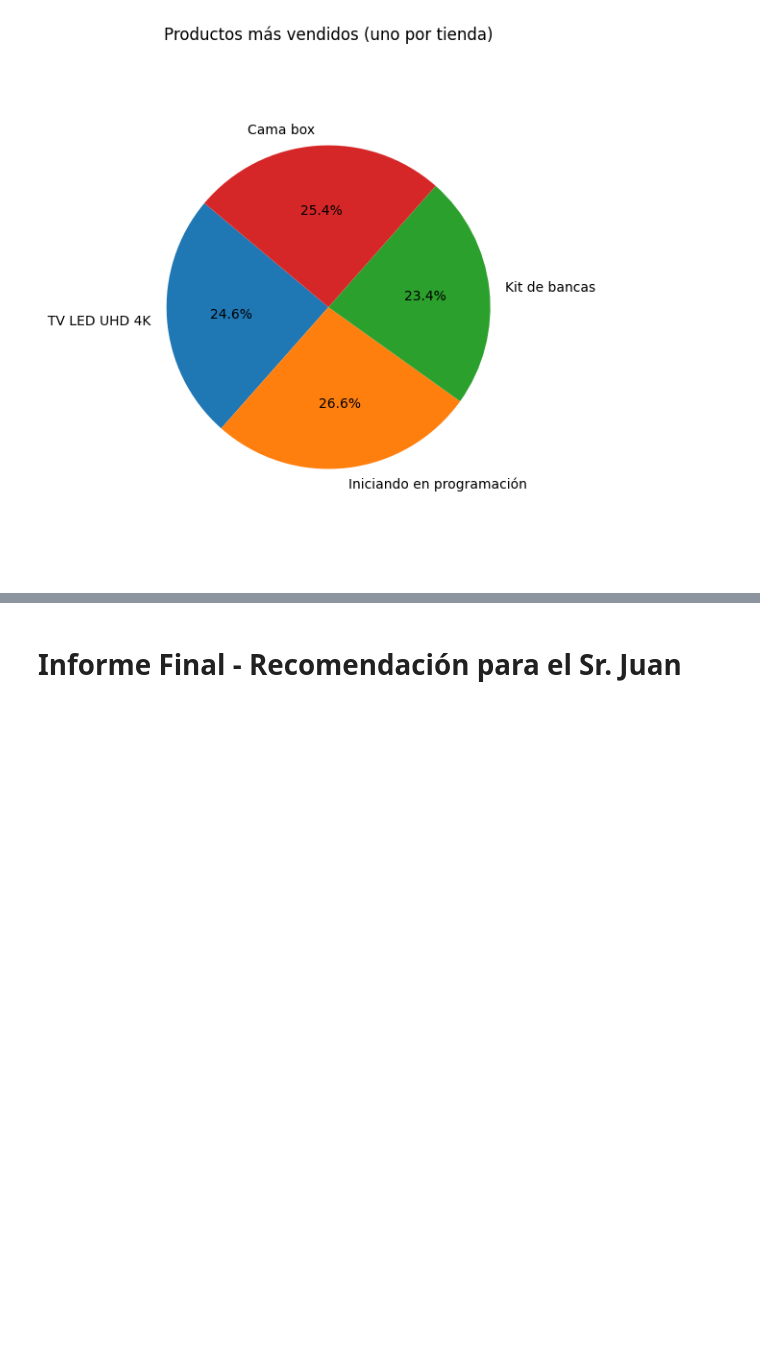
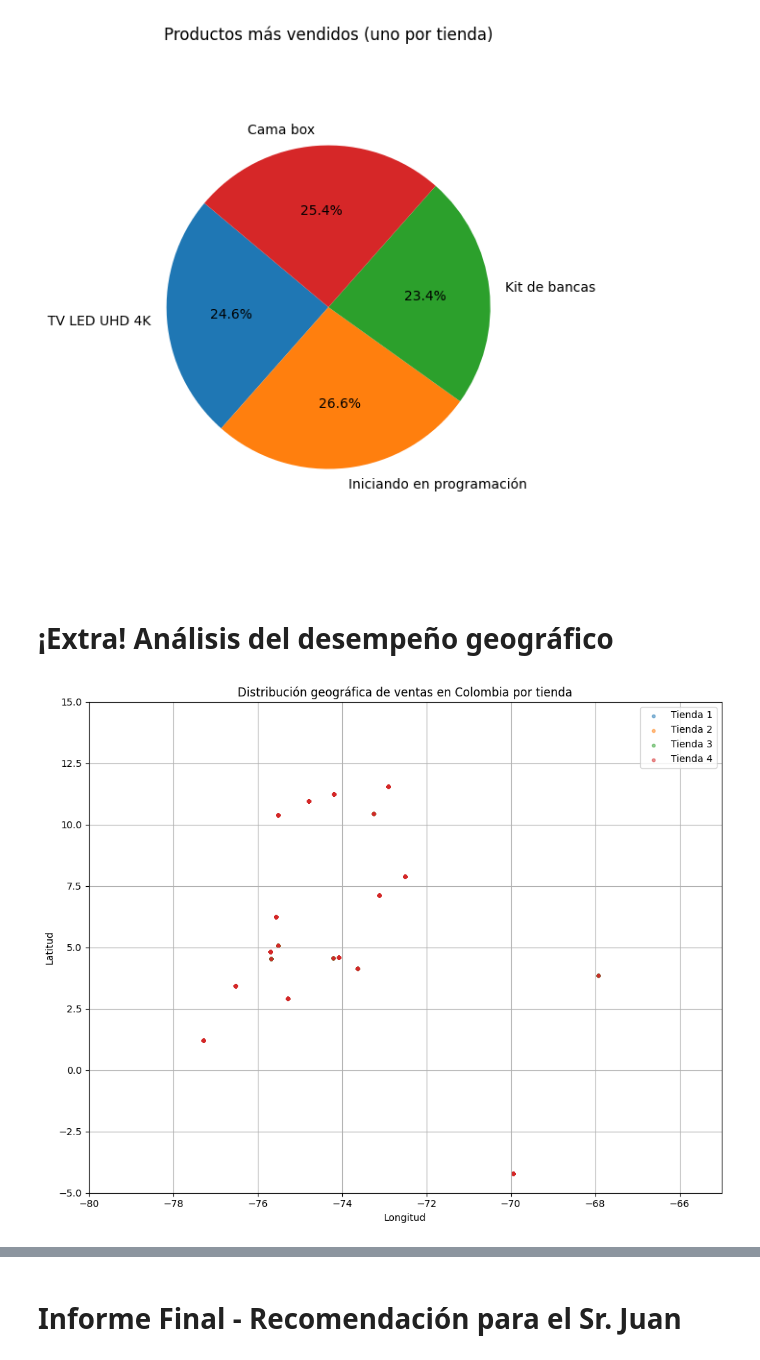
Before and after one commit to JuanMSarmientoU/Challenge-ONE-Data-Science-Python, a Jupyter notebook: AluraStoreLatam.ipynb, the cells around one changed output, grey strips where cells are left out. Saved outputs shown, nothing was run; the diff lists cells and outputs as text; code cells hidden in the pictures; blank space fills up the shorter version.

```diff
--- a/AluraStoreLatam.ipynb
+++ b/AluraStoreLatam.ipynb
@@ -332,3 +332,45 @@ plt.tight_layout()
 plt.show()
 # %% [output]
 [figure]
+# %% [markdown]
+# **¡Extra! Análisis del desempeño geográfico**
+# %%
+plt.figure(figsize=(10, 8))
+
+for tienda in df['Tienda'].unique():
+    subset = df[df['Tienda'] == tienda]
+    plt.scatter(subset['lon'], subset['lat'], label=tienda, alpha=0.5, s=10)
+
+plt.title('Distribución geográfica de ventas en Colombia por tienda')
+plt.xlabel('Longitud')
+plt.ylabel('Latitud')
+plt.xlim(-80, -65)   # Coordenadas aproximadas de Colombia
+plt.ylim(-5, 15)
+plt.grid(True)
+plt.legend()
+plt.tight_layout()
+plt.show()
+
+import folium
+
+# Punto central en Colombia
+mapa_colombia = folium.Map(location=[4.5709, -74.2973], zoom_start=6)
+
+# Agregar marcadores por cada venta (recomendado hacerlo con sample si hay muchos puntos)
+for index, row in df.sample(500).iterrows():
+    folium.CircleMarker(
+        location=[row['lat'], row['lon']],
+        radius=3,
+        popup=f"{row['Producto']} - ${row['Precio']}",
+        color='blue' if row['Tienda'] == 'Tienda 1' else
+              'green' if row['Tienda'] == 'Tienda 2' else
+              'orange' if row['Tienda'] == 'Tienda 3' else
+              'purple',
+        fill=True,
+        fill_opacity=0.6
+    ).add_to(mapa_colombia)
+
+# Mostrar mapa
+mapa_colombia
+# %% [output]
+[figure, added]
```
Also changed, not shown: parts of 1 cell of this notebook.
